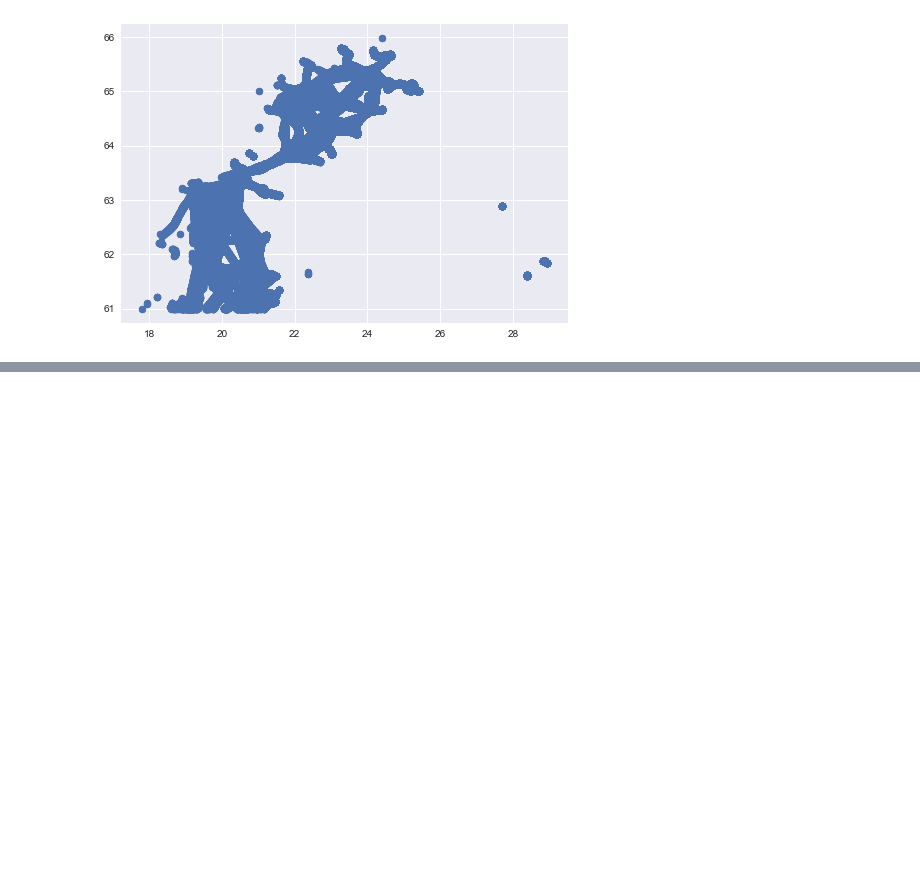
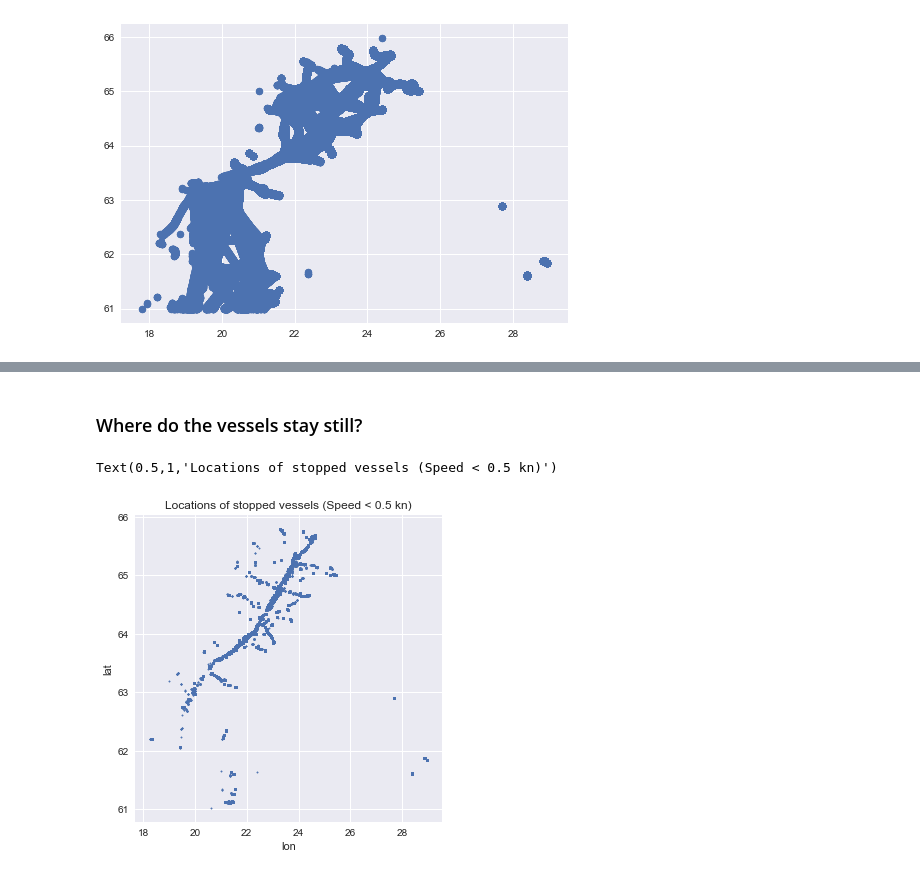
Before and after one commit to timole/iceml, a Jupyter notebook: analysis/descriptive-analysis-of-ais-data.ipynb, the cells around one changed output, grey strips where cells are left out. Drawn from its saved outputs; the diff is of its cells as text; code cells hidden in the pictures; blank space fills up the shorter version.

```diff
--- a/analysis/descriptive-analysis-of-ais-data.ipynb
+++ b/analysis/descriptive-analysis-of-ais-data.ipynb
@@ -10,4 +10,6 @@ from sklearn import linear_model
 plt.style.use('seaborn')
 
 DATA_DIR = "../bigdata/"
+
+STOP_SPEED_THRESHOLD = 0.5
 # %%
@@ -38,0 +73,9 @@ plt.scatter(df.lon, df.lat)
+# %% [markdown]
+### Where do the vessels stay still?
+# %%
+stopped = ais[ais['sog'] < STOP_SPEED_THRESHOLD]
+sns.lmplot(x="lon", y="lat", data=stopped, fit_reg=False, legend=False, scatter_kws={"s": 3})
+plt.title("Locations of stopped vessels (Speed < {} kn)".format(STOP_SPEED_THRESHOLD))
+# %% [output]
+Text(0.5,1,'Locations of stopped vessels (Speed < 0.5 kn)')
+[figure, added]
```
Also changed, not shown: parts of 32 cells of this notebook.
